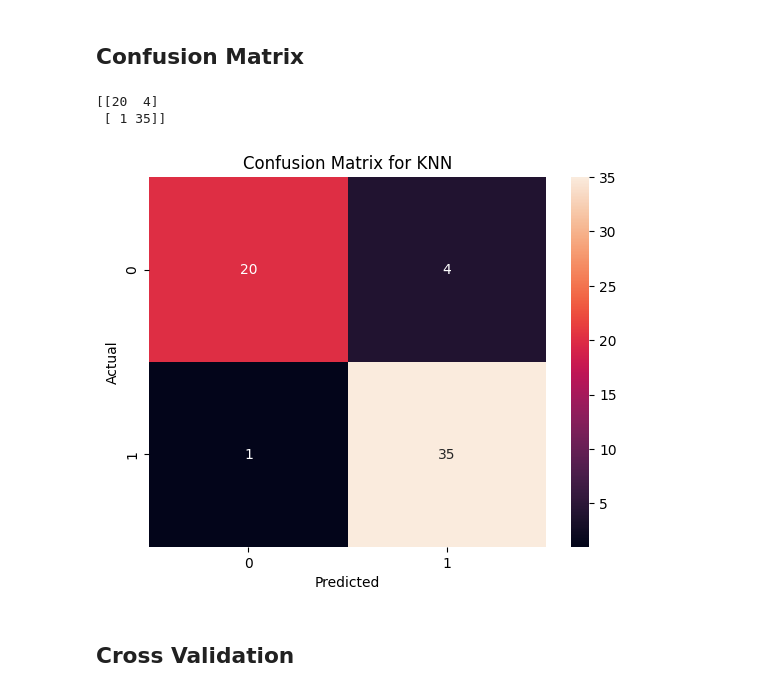
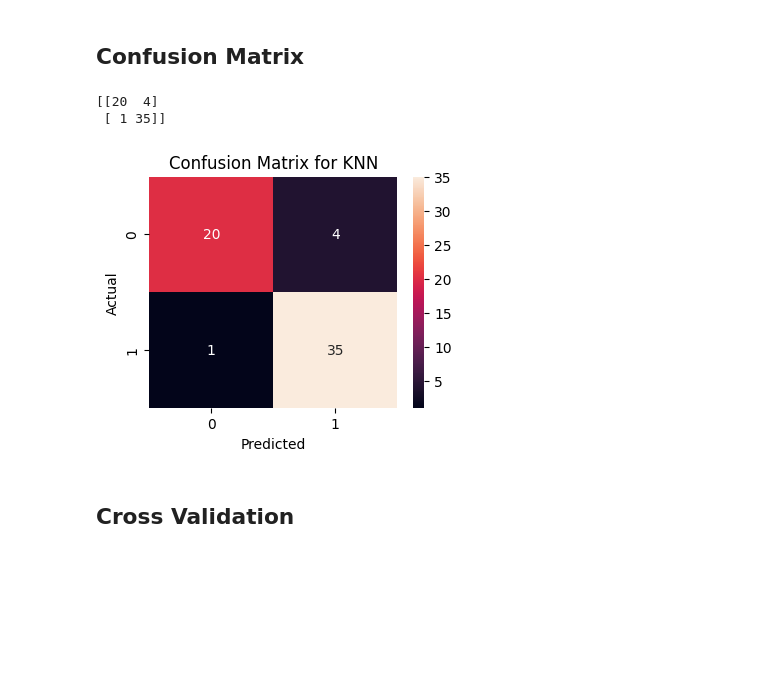
Before and after one commit to kruthi-sb/Cardiac_Events_ML, a Jupyter notebook: ML/KNN.ipynb, the cells around one changed output. Cells and saved outputs as stored; diff of their text form; code cells hidden in the pictures; blank space fills up the shorter version.

```diff
--- a/ML/KNN.ipynb
+++ b/ML/KNN.ipynb
@@ -128,10 +129,11 @@ best estimator:  KNeighborsClassifier(algorithm='ball_tree', leaf_size=2, n_neig
 # %%
 #initialize the model with the best parameters
 from sklearn.neighbors import KNeighborsClassifier
-#knn_tuned = KNeighborsClassifier(algorithm='ball_tree', leaf_size=2, n_neighbors=32, p=1, weights='uniform')
+#KNeighborsClassifier(algorithm='ball_tree', leaf_size=2, n_neighbors=9)
 
 #fit the model
-#knn_tuned.fit(X_train, y_train)
+knn_tuned = KNeighborsClassifier(algorithm='ball_tree', leaf_size=2, n_neighbors=9)
+knn_tuned.fit(X_train, y_train)
 #test the model with the best parameters on the test set
 y_pred = knn_tuned.predict(X_test)
 
@@ -169,22 +171,23 @@ weighted avg       0.92      0.92      0.92        60
 # %%
 #get the confusion matrix
 from sklearn.metrics import confusion_matrix
 cm = confusion_matrix(y_test, y_pred)
 print(cm)
 
 #visualize the confusion matrix
 import matplotlib.pyplot as plt
 import seaborn as sns
+axes, fig = plt.subplots(figsize=(4,3))
 sns.heatmap(cm, annot=True, fmt="d") #fmt="d" means the values in the matrix are integers
 #annot=True means the values in the matrix are displayed
 plt.title("Confusion Matrix for KNN")
 plt.xlabel("Predicted")
 plt.ylabel("Actual")
 plt.show()
 # %% [output]
 [[20  4]
  [ 1 35]]
-[figure, old version]
+[figure, new version]
 # %% [markdown]
 ## Cross Validation
 # %%
```
Also changed, not shown: parts of 2 cells of this notebook, 29 other files.
